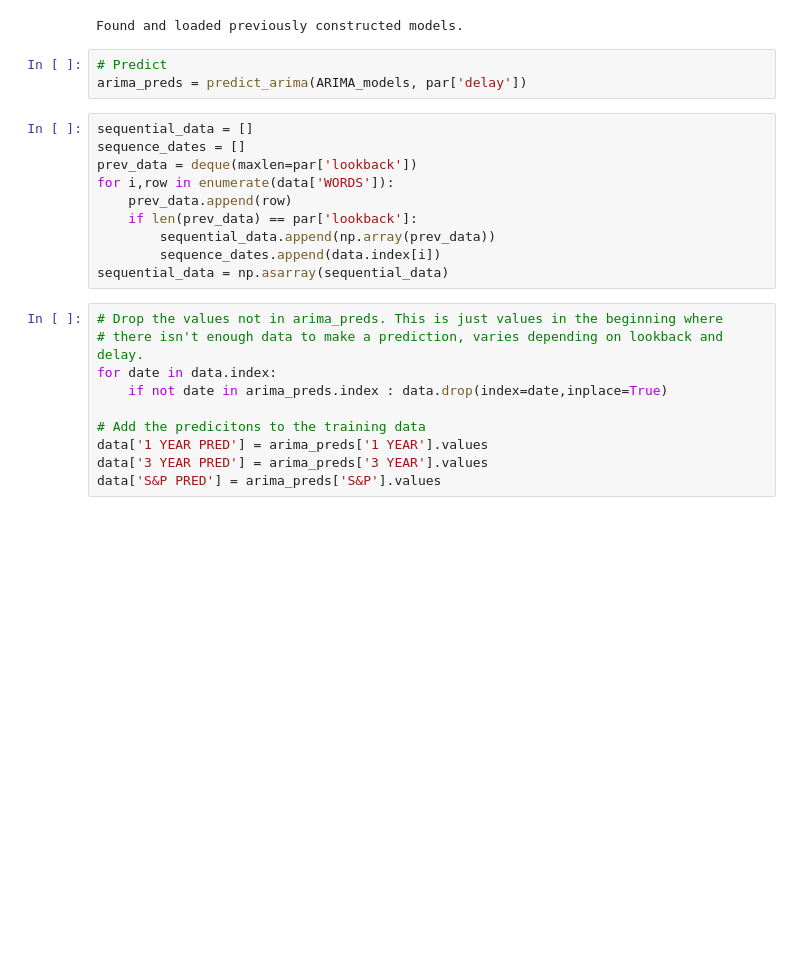
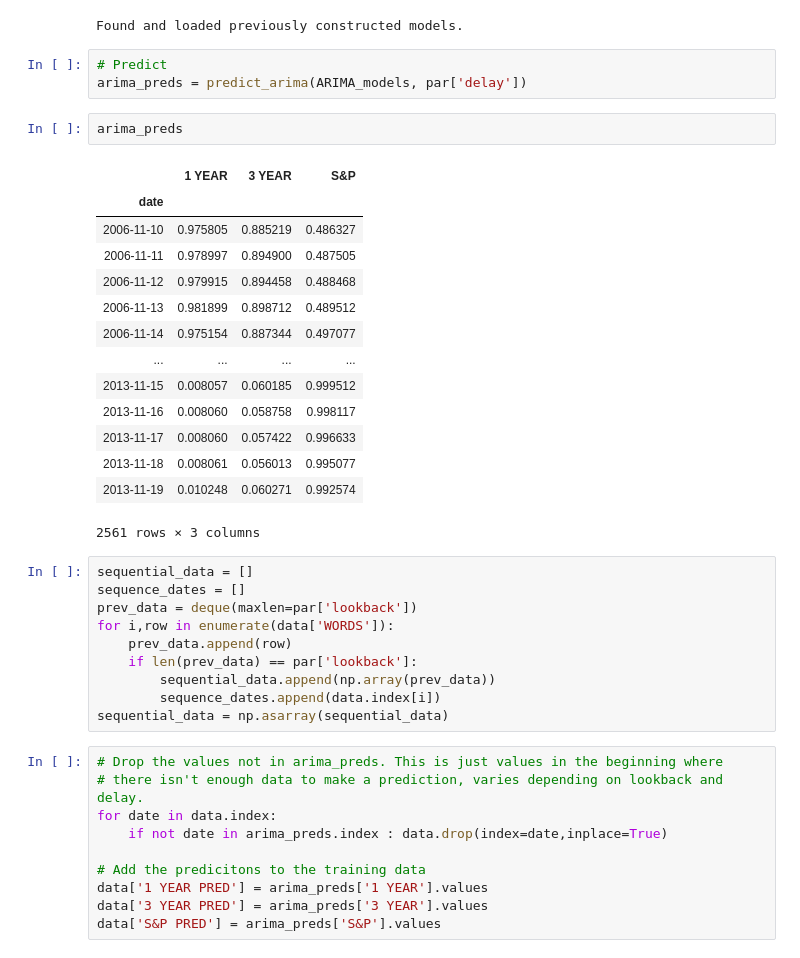
Before and after one commit to backmag/NLP-finance, a Jupyter notebook: FunctionalAPI.ipynb, the cells around one changed output. Drawn from its saved outputs; the diff is of its cells as text; blank space fills up the shorter version.

```diff
--- a/FunctionalAPI.ipynb
+++ b/FunctionalAPI.ipynb
@@ -182,6 +182,23 @@ Found and loaded previously constructed models.
 # %%
 # Predict
 arima_preds = predict_arima(ARIMA_models, par['delay'])
+# %%
+arima_preds
+# %% [output]
+|  | 1 YEAR | 3 YEAR | S&P |
+| date |  |  |  |
+| 2006-11-10 | 0.975805 | 0.885219 | 0.486327 |
+| 2006-11-11 | 0.978997 | 0.894900 | 0.487505 |
+| 2006-11-12 | 0.979915 | 0.894458 | 0.488468 |
+| 2006-11-13 | 0.981899 | 0.898712 | 0.489512 |
+| 2006-11-14 | 0.975154 | 0.887344 | 0.497077 |
+| ... | ... | ... | ... |
+| 2013-11-15 | 0.008057 | 0.060185 | 0.999512 |
+| 2013-11-16 | 0.008060 | 0.058758 | 0.998117 |
+| 2013-11-17 | 0.008060 | 0.057422 | 0.996633 |
+| 2013-11-18 | 0.008061 | 0.056013 | 0.995077 |
+| 2013-11-19 | 0.010248 | 0.060271 | 0.992574 |
+2561 rows × 3 columns
 # %%
 sequential_data = []
 sequence_dates = []
```
Also changed, not shown: parts of 14 cells of this notebook.
